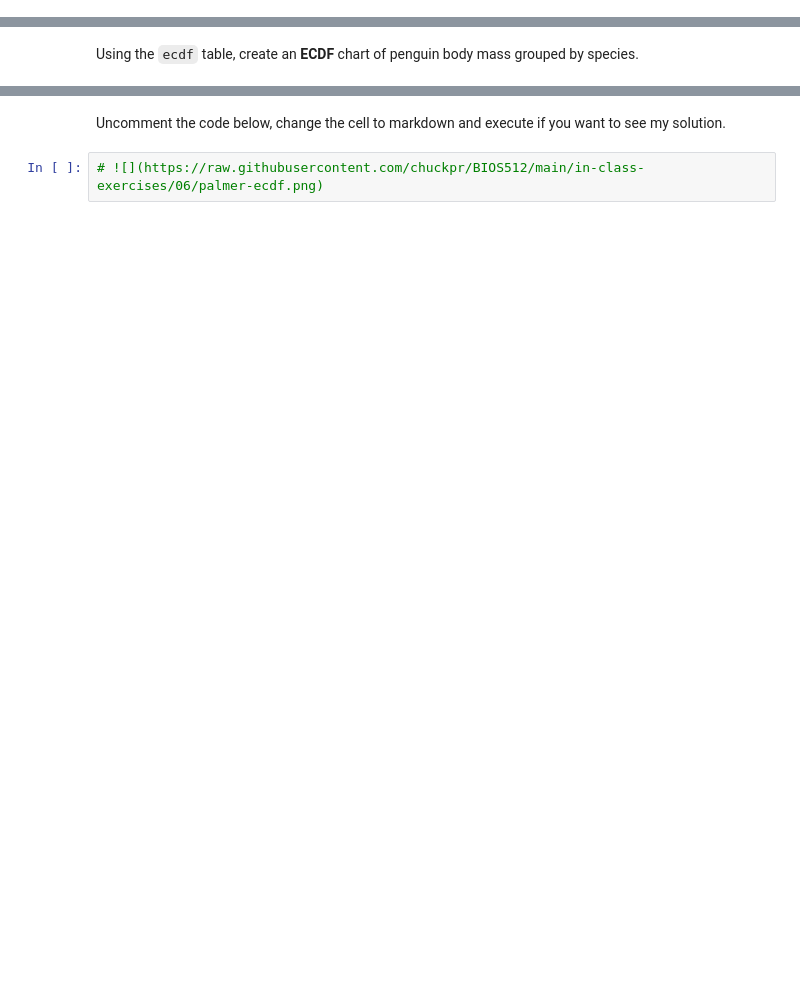
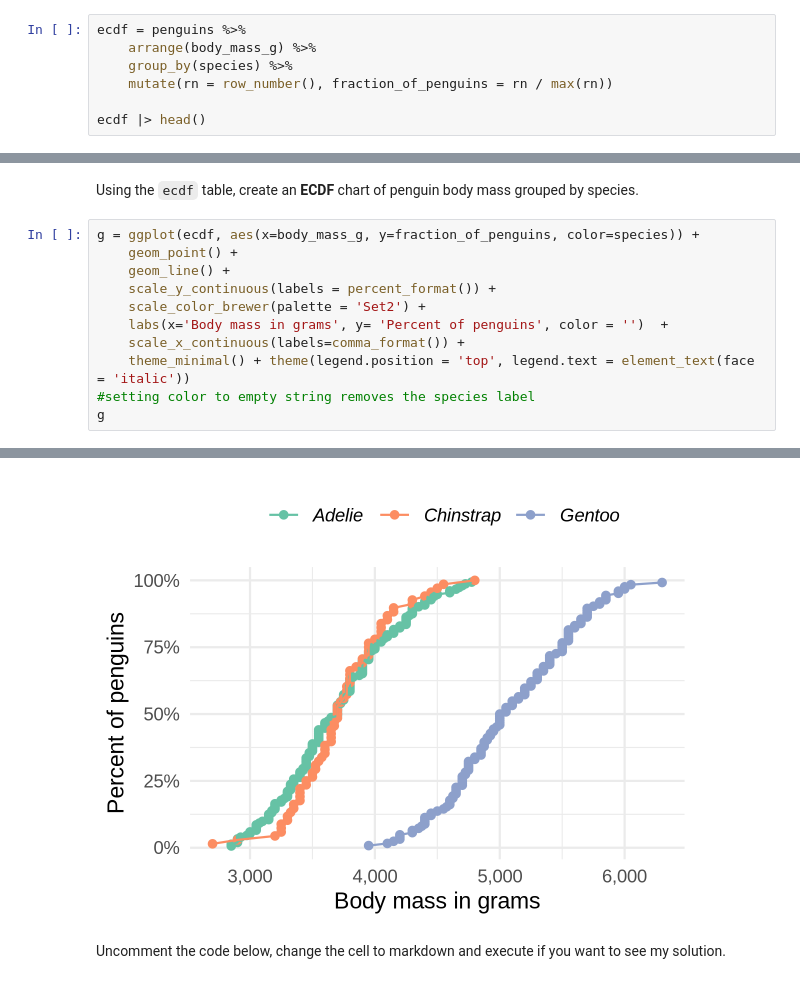
Before and after one commit to mcrzepka/BIOS512, a Jupyter notebook: In class practice/06_01_ecdf_practice.ipynb, the cells around one changed output, grey strips where cells are left out. Drawn from its saved outputs; the diff is of its cells as text; blank space fills up the shorter version.

````diff
--- a/In class practice/06_01_ecdf_practice.ipynb
+++ b/In class practice/06_01_ecdf_practice.ipynb
@@ -68,3 +71,10 @@ ecdf = penguins %>%
 ```
 # %% [markdown]
 Copy the snippet above and execute it. What's does the `ecdf` table look like?
+# %%
+ecdf = penguins %>%
+    arrange(body_mass_g) %>%
+    group_by(species) %>%
+    mutate(rn = row_number(), fraction_of_penguins = rn / max(rn))
+
+ecdf |> head()
@@ -71,2 +91,14 @@ Copy the snippet above and execute it. What's does the `ecdf` table look like?
 # %% [markdown]
 Using the `ecdf` table, create an **ECDF** chart of penguin body mass grouped by species.
+# %%
+g = ggplot(ecdf, aes(x=body_mass_g, y=fraction_of_penguins, color=species)) +
+    geom_point() +
+    geom_line() +
+    scale_y_continuous(labels = percent_format()) +
+    scale_color_brewer(palette = 'Set2') +
+    labs(x='Body mass in grams', y= 'Percent of penguins', color = '')  +
+    scale_x_continuous(labels=comma_format()) +
+    theme_minimal() + theme(legend.position = 'top', legend.text = element_text(face = 'italic'))
+#setting color to empty string removes the species label
+g
+# %% [output]
@@ -73,4 +109,3 @@ Using the `ecdf` table, create an **ECDF** chart of penguin body mass grouped by
+[figure, added]
 # %% [markdown]
 Uncomment the code below, change the cell to markdown and execute if you want to see my solution.
-# %%
-# ![](https://raw.githubusercontent.com/chuckpr/BIOS512/main/in-class-exercises/06/palmer-ecdf.png)
````
Also changed, not shown: parts of 6 cells of this notebook, 1 other file.
